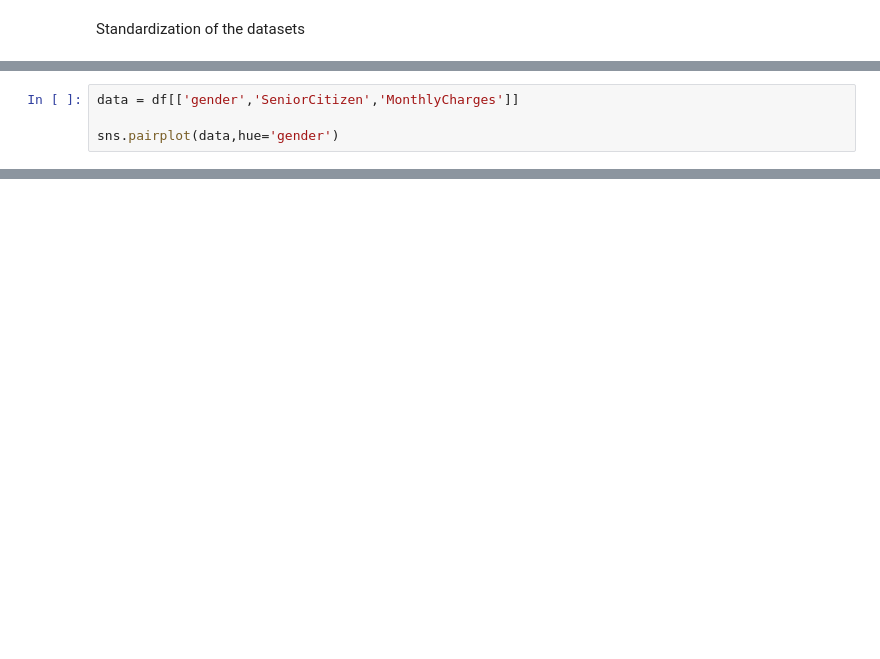
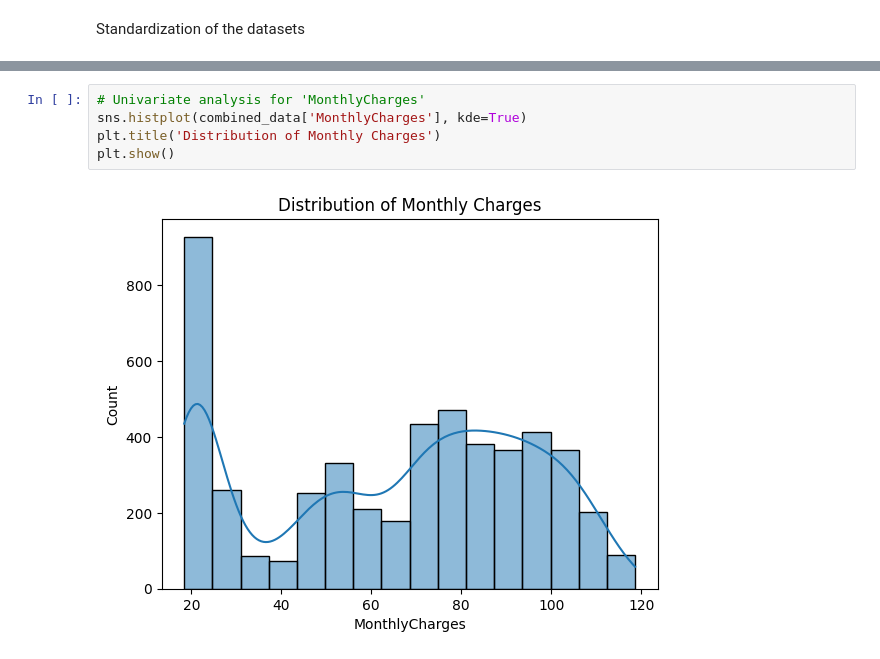
Before and after one commit to mwakabrian/LP2_Telco_customer_churn_Classification_Project, a Jupyter notebook: lp2_telco_customer_churn.ipynb, the cells around one changed output, grey strips where cells are left out. Cells and saved outputs as stored; diff of their text form; blank space fills up the shorter version.

```diff
--- a/lp2_telco_customer_churn.ipynb
+++ b/lp2_telco_customer_churn.ipynb
@@ -411,4 +267,0 @@ sns.heatmap(data = correlation,annot = True,cmap = 'coolwarm')
-# %%
-data = df[['gender','SeniorCitizen','MonthlyCharges']]
-
-sns.pairplot(data,hue='gender')
@@ -1155,0 +536,7 @@ The evaluation metrics, including accuracy, precision, recall, F1 score, and are
+# %%
+# Univariate analysis for 'MonthlyCharges'
+sns.histplot(combined_data['MonthlyCharges'], kde=True)
+plt.title('Distribution of Monthly Charges')
+plt.show()
+# %% [output]
+[figure, added]
```
Also changed, not shown: parts of 341 cells of this notebook, 11 other files.
